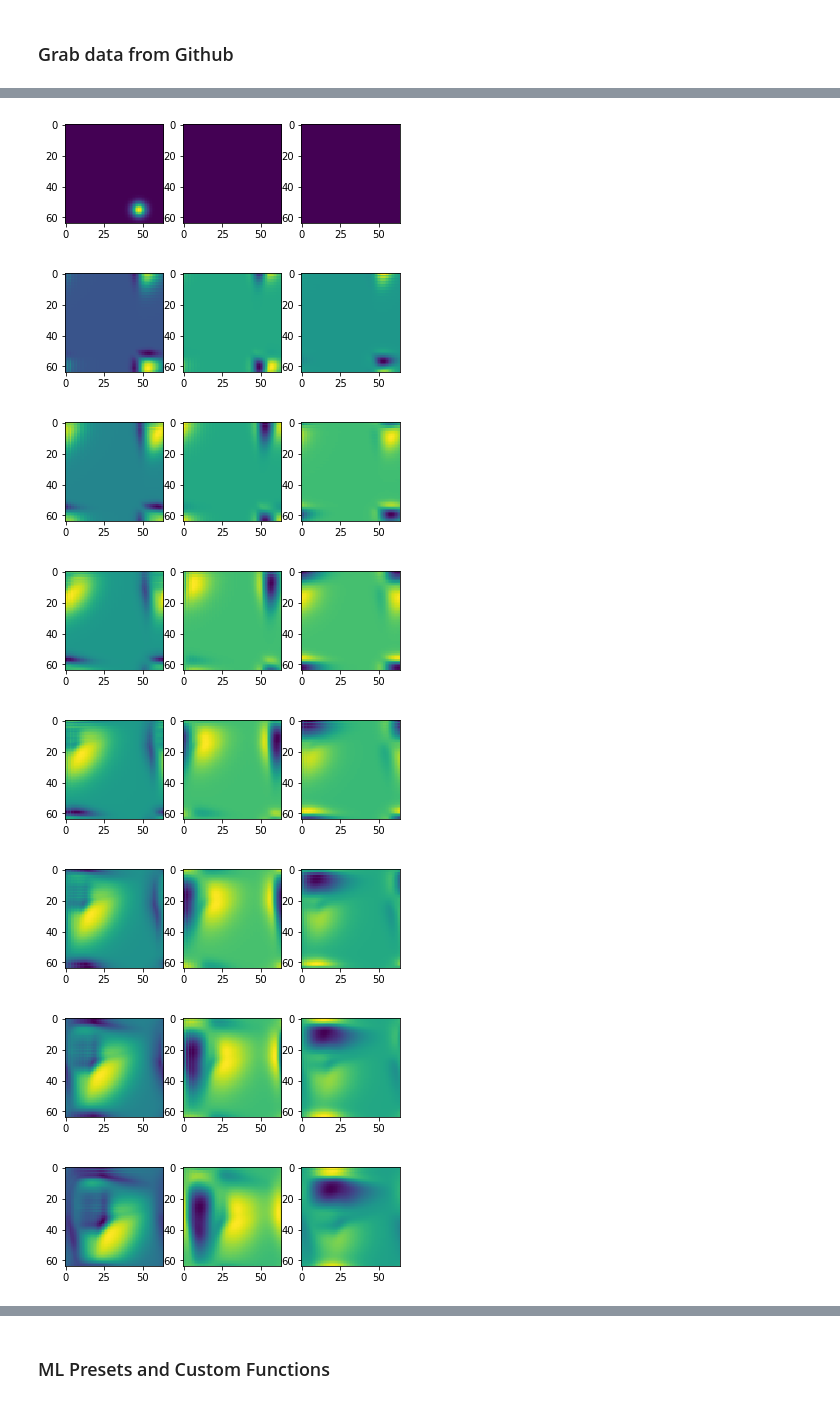
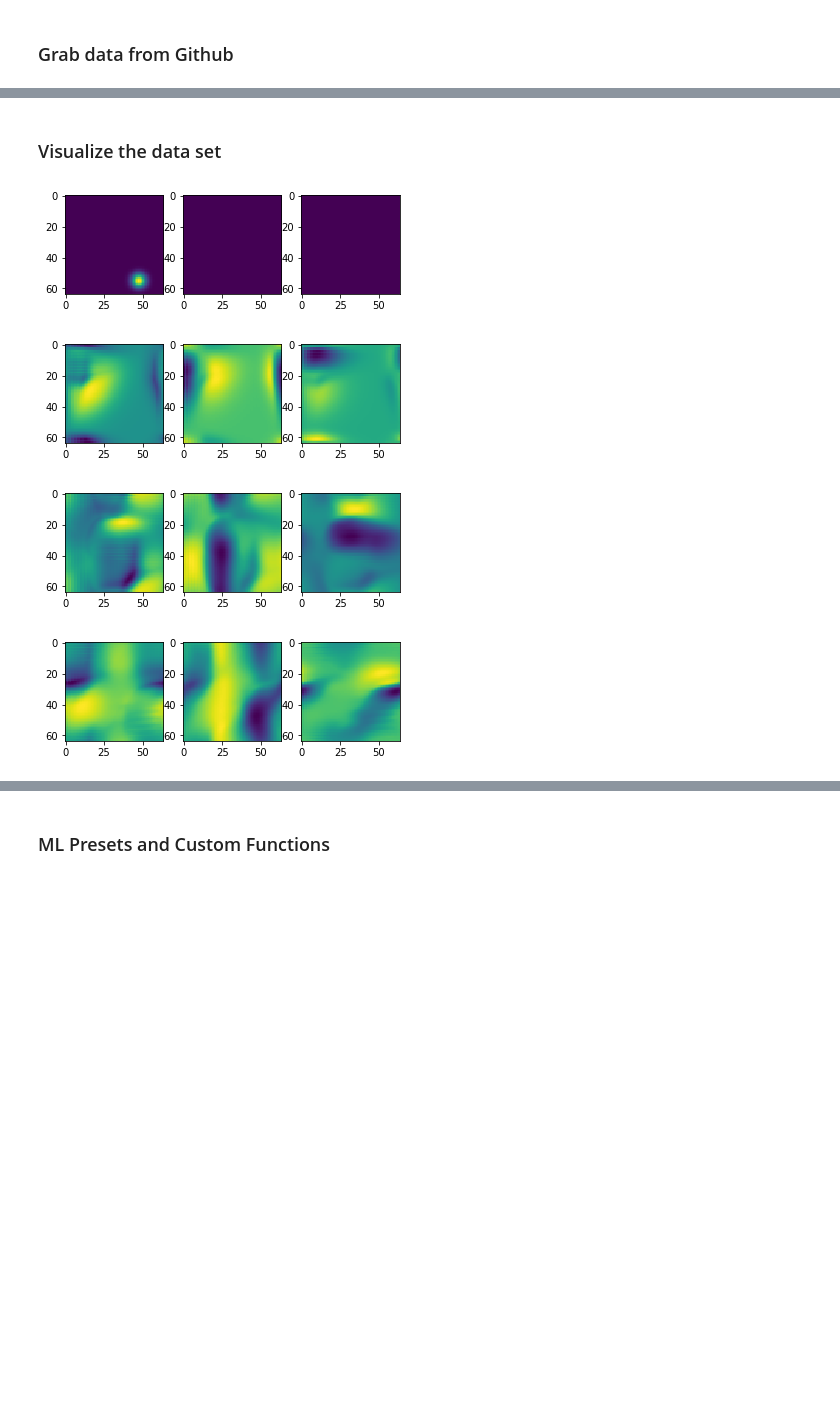
Before and after one commit to Romit-Maulik/Practice, a Jupyter notebook: CAE_LSTM/Shallow_Water/Continuous/CAE_SWE_Continuous.ipynb, the cells around one changed output, grey strips where cells are left out. Saved outputs shown, nothing was run; the diff lists cells and outputs as text; code cells hidden in the pictures; blank space fills up the shorter version.

```diff
--- a/CAE_LSTM/Shallow_Water/Continuous/CAE_SWE_Continuous.ipynb
+++ b/CAE_LSTM/Shallow_Water/Continuous/CAE_SWE_Continuous.ipynb
@@ -80,19 +54,7 @@ for i in range(np.shape(swe_data)[0]):
     swe_valid_data[i,:,:,1] = np.transpose(temp_2[:,:])
     swe_valid_data[i,:,:,2] = np.transpose(temp_3[:,:])
 
-# Just to keep things simple
-swe_train_data = swe_train_data[0:400,:,:,:]
-swe_valid_data = swe_valid_data[0:400,:,:,:]
-
+# Scale between 0 and 1
 for j in range(3):
     swe_train_data[:,:,:,j] = (swe_train_data[:,:,:,j] - np.min(swe_train_data[:,:,:,0]))/(np.max(swe_train_data[:,:,:,0])-np.min(swe_train_data[:,:,:,0]))
     swe_valid_data[:,:,:,j] = (swe_valid_data[:,:,:,j] - np.min(swe_valid_data[:,:,:,0]))/(np.max(swe_valid_data[:,:,:,0])-np.min(swe_valid_data[:,:,:,0]))
-
-# Visualize one time instance
-time = 20
-fig, ax = plt.subplots(nrows=1,ncols=3)
-
-ax[0].imshow(swe_valid_data[time,:,:,0])
-ax[1].imshow(swe_valid_data[time,:,:,1])
-ax[2].imshow(swe_valid_data[time,:,:,2])
-plt.show()
@@ -101,17 +61,15 @@ plt.show()
+# %% [markdown]
+### Visualize the data set
 # %%
 # Visualize multiple time instances
-for time in range(0,200,10):
+for time in range(0,200,50):
     fig, ax = plt.subplots(nrows=1,ncols=3)
     ax[0].imshow(swe_train_data[time,:,:,0])
     ax[1].imshow(swe_train_data[time,:,:,1])
     ax[2].imshow(swe_train_data[time,:,:,2])
     plt.show()
 # %% [output]
 [figure]
-[figure, old version]
+[figure, new version]
-[figure, old version]
+[figure, new version]
-[figure, old version]
+[figure, new version]
-[figure, removed]
-[figure, removed]
-[figure, removed]
-[figure, removed]
```
Also changed, not shown: parts of 14 cells of this notebook, 1 other file.
